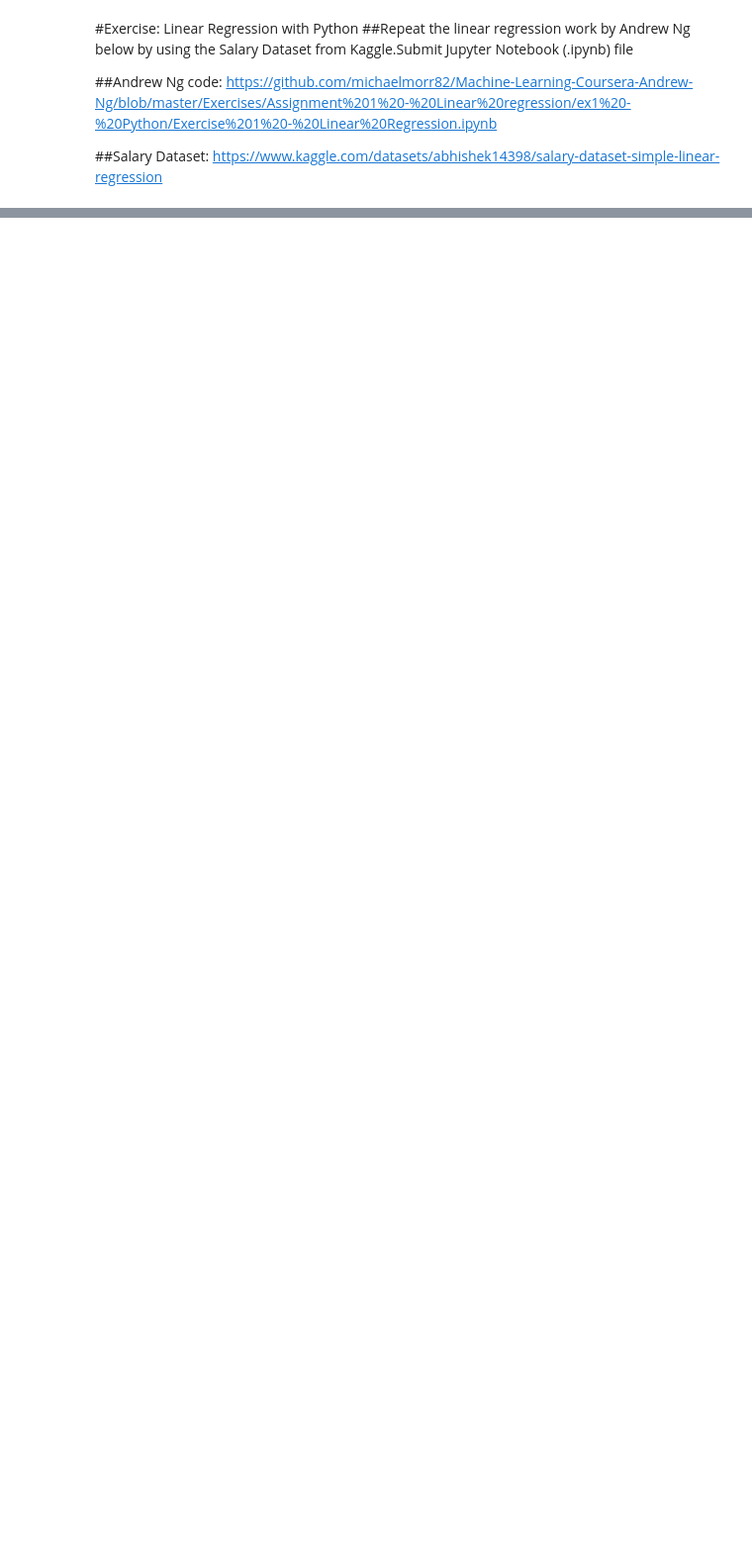
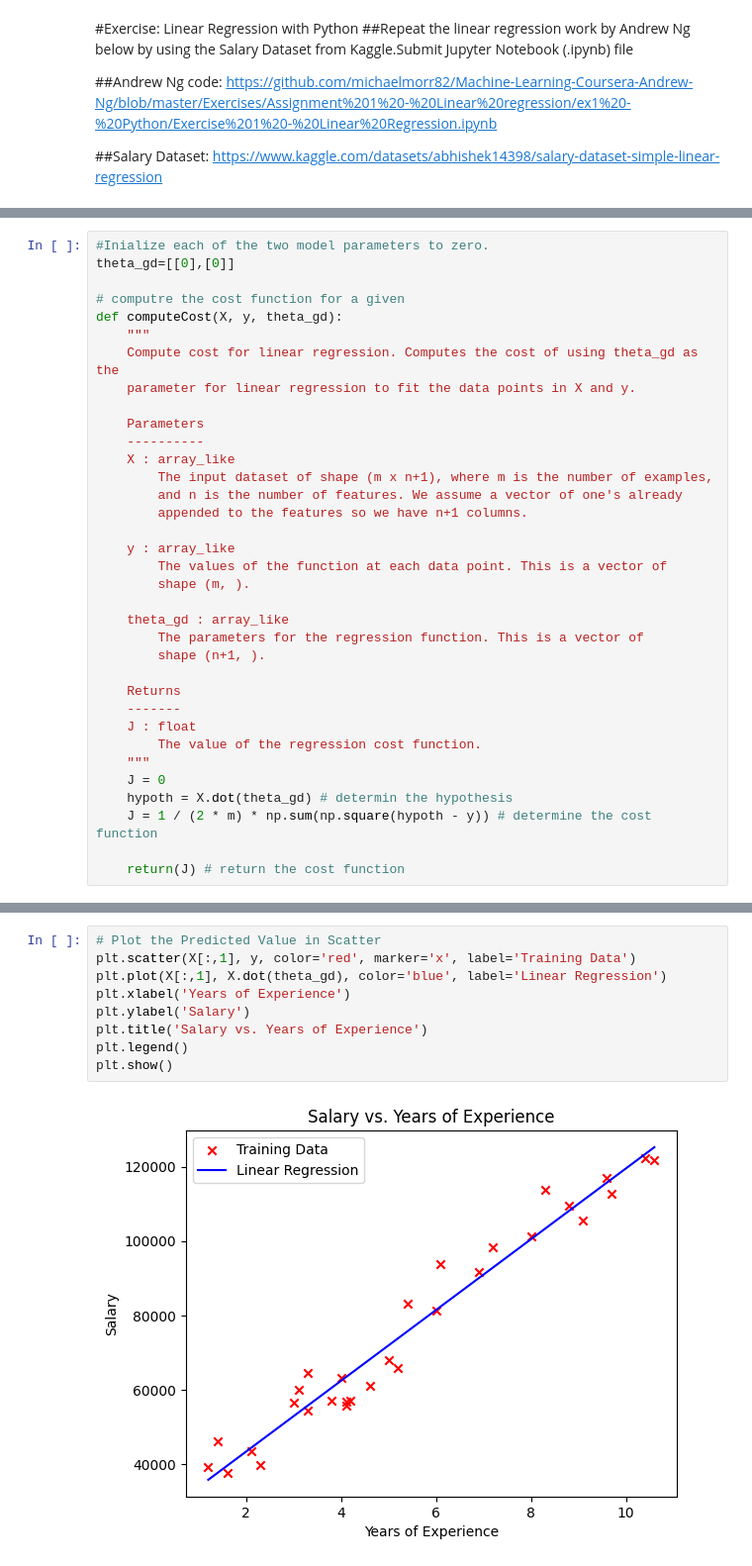
Before and after one commit to NusratBegum/Machine-Learning, a Jupyter notebook: Machine_Learning_Homework_1_2.ipynb, the cells around one changed output, grey strips where cells are left out. Shown at 99% size. Saved outputs shown, nothing was run; the diff lists cells and outputs as text; blank space fills up the shorter version.

```diff
--- a/Machine_Learning_Homework_1_2.ipynb
+++ b/Machine_Learning_Homework_1_2.ipynb
@@ -24,0 +166,35 @@ df.head()
+# %%
+#Inialize each of the two model parameters to zero.
+theta_gd=[[0],[0]]
+
+# computre the cost function for a given
+def computeCost(X, y, theta_gd):
+    """
+    Compute cost for linear regression. Computes the cost of using theta_gd as the
+    parameter for linear regression to fit the data points in X and y.
+
+    Parameters
+    ----------
+    X : array_like
+        The input dataset of shape (m x n+1), where m is the number of examples,
+        and n is the number of features. We assume a vector of one's already
+        appended to the features so we have n+1 columns.
+
+    y : array_like
+        The values of the function at each data point. This is a vector of
+        shape (m, ).
+
+    theta_gd : array_like
+        The parameters for the regression function. This is a vector of
+        shape (n+1, ).
+
+    Returns
+    -------
+    J : float
+        The value of the regression cost function.
+    """
+    J = 0
+    hypoth = X.dot(theta_gd) # determin the hypothesis
+    J = 1 / (2 * m) * np.sum(np.square(hypoth - y)) # determine the cost function
+
+    return(J) # return the cost function
@@ -24,0 +297,11 @@ df.head()
+# %%
+# Plot the Predicted Value in Scatter
+plt.scatter(X[:,1], y, color='red', marker='x', label='Training Data')
+plt.plot(X[:,1], X.dot(theta_gd), color='blue', label='Linear Regression')
+plt.xlabel('Years of Experience')
+plt.ylabel('Salary')
+plt.title('Salary vs. Years of Experience')
+plt.legend()
+plt.show()
+# %% [output]
+[figure, added]
```
Also changed, not shown: parts of 24 cells of this notebook.
